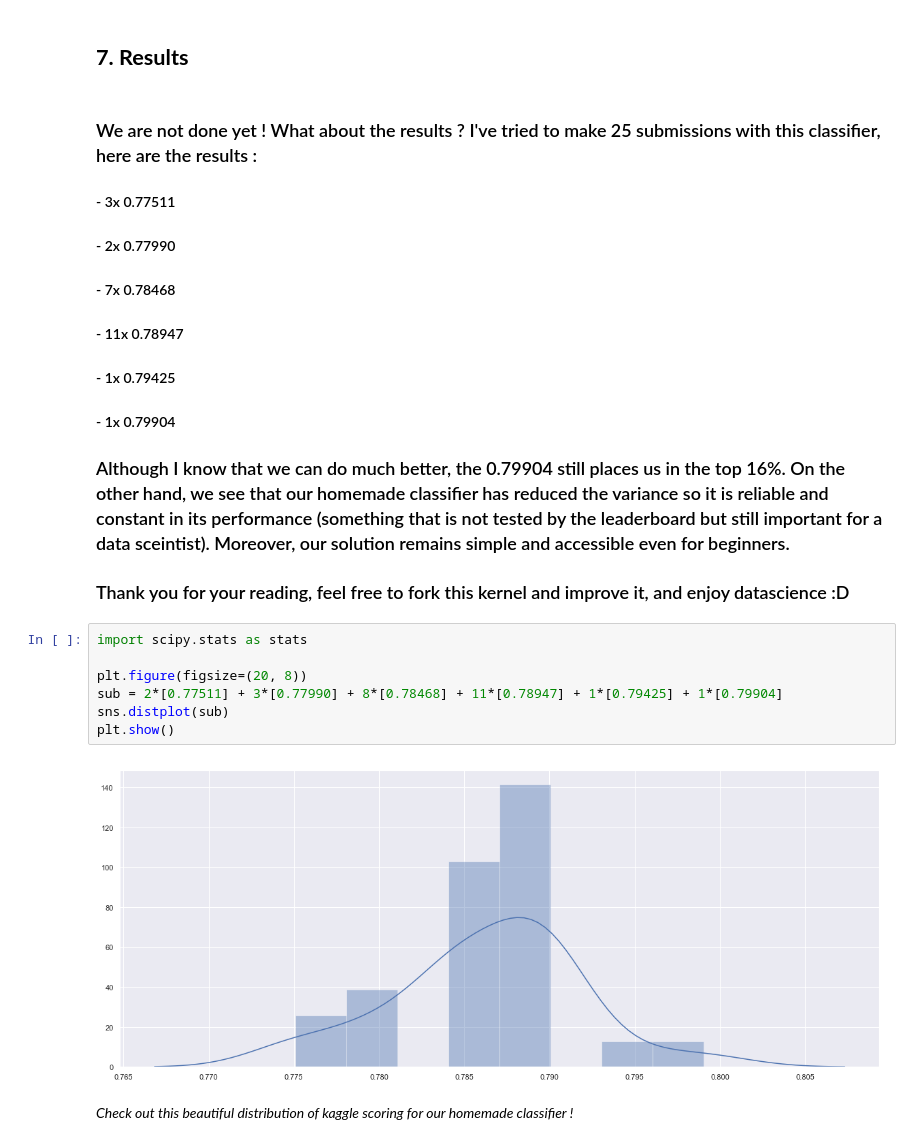
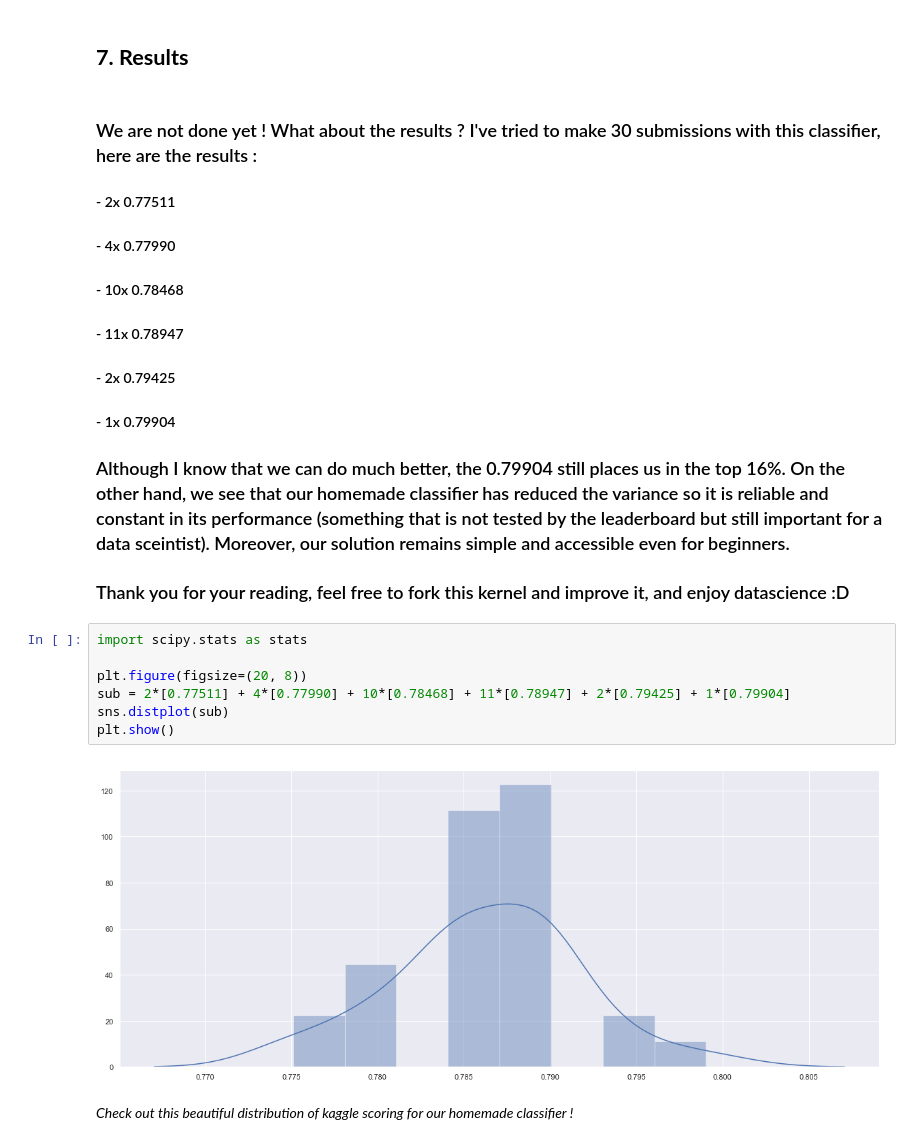
Before and after one commit to nicohlr/kaggle, a Jupyter notebook: titanic/titanic_kaggle_tutorial.ipynb, the cells around one changed output. Cells and saved outputs as stored; diff of their text form.

```diff
--- a/titanic/titanic_kaggle_tutorial.ipynb
+++ b/titanic/titanic_kaggle_tutorial.ipynb
@@ -582,13 +587,13 @@ result_df[['PassengerId', 'Survived']].head(10)
 # %% [markdown]
 ## **7. Results** <a name="results"></a>
 # %% [markdown]
-### We are not done yet ! What about the results ? I've tried to make 25 submissions with this classifier, here are the results :
+### We are not done yet ! What about the results ? I've tried to make 30 submissions with this classifier, here are the results :
 
-#### - 3x 0.77511
-#### - 2x 0.77990
-#### - 7x 0.78468
+#### - 2x 0.77511
+#### - 4x 0.77990
+#### - 10x 0.78468
 #### - 11x 0.78947
-#### - 1x 0.79425
+#### - 2x 0.79425
 #### - 1x 0.79904
 
 ### Although I know that we can do much better, the 0.79904 still places us in the top 16%. On the other hand, we see that our homemade classifier has reduced the variance so it is reliable and constant in its performance (something that is not tested by the leaderboard but still important for a data sceintist). Moreover, our solution remains simple and accessible even for beginners.
@@ -597,11 +602,11 @@ result_df[['PassengerId', 'Survived']].head(10)
 # %%
 import scipy.stats as stats
 
 plt.figure(figsize=(20, 8))
-sub = 2*[0.77511] + 3*[0.77990] + 8*[0.78468] + 11*[0.78947] + 1*[0.79425] + 1*[0.79904]
+sub = 2*[0.77511] + 4*[0.77990] + 10*[0.78468] + 11*[0.78947] + 2*[0.79425] + 1*[0.79904]
 sns.distplot(sub)
 plt.show()
 # %% [output]
-[figure, old version]
+[figure, new version]
 # %% [markdown]
 *Check out this beautiful distribution of kaggle scoring for our homemade classifier !*
```
Also changed, not shown: parts of 14 cells of this notebook, 3 other files.
